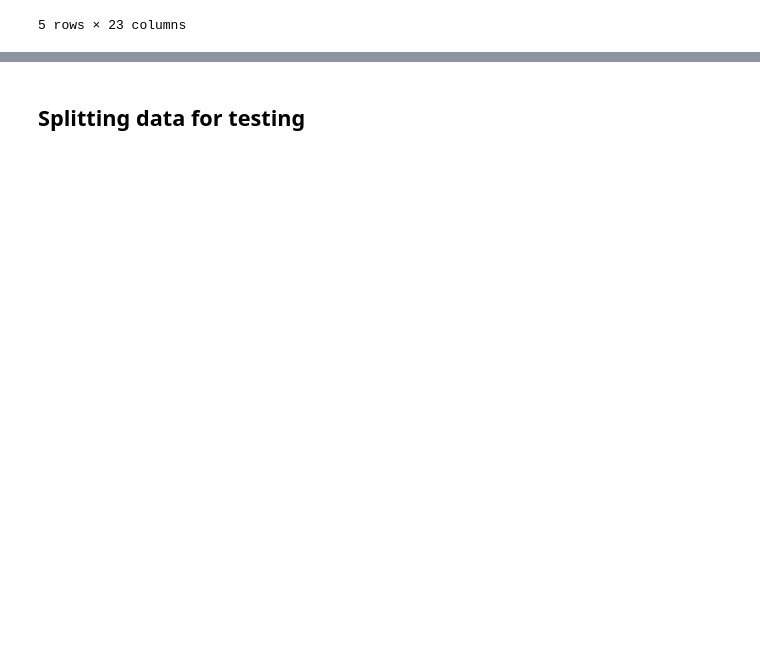
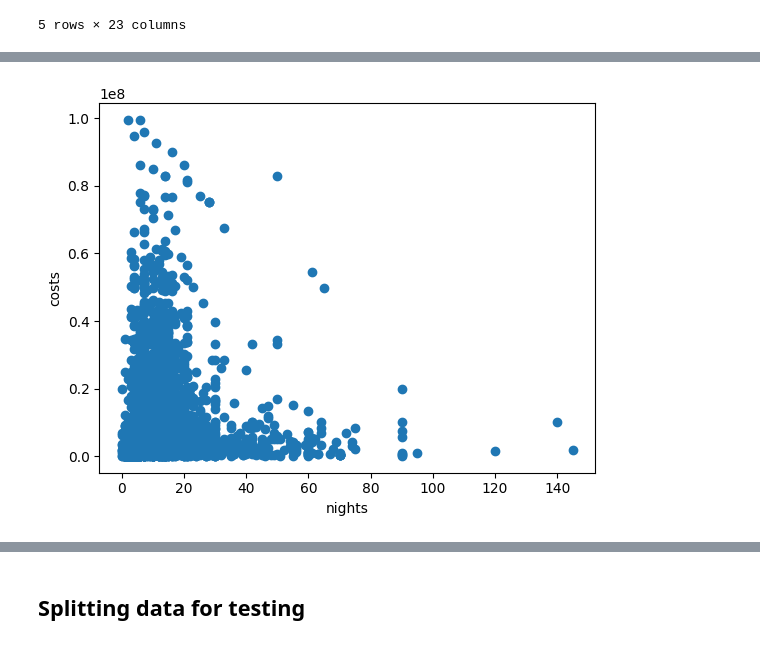
Before and after one commit to JohannDitt/ML-Project_Tanzania, a Jupyter notebook: EDA-and-modeling.ipynb, the cells around one changed output, grey strips where cells are left out. Cells and saved outputs as stored; diff of their text form; code cells hidden in the pictures; blank space fills up the shorter version.

```diff
--- a/EDA-and-modeling.ipynb
+++ b/EDA-and-modeling.ipynb
@@ -297,0 +340,7 @@ data.head()
+# %%
+plt.scatter(data.night_total, data.total_cost)
+plt.xlabel("nights")
+plt.ylabel("costs")
+plt.show()
+# %% [output]
+[figure, added]
```
Also changed, not shown: parts of 27 cells of this notebook, 7 other files.
